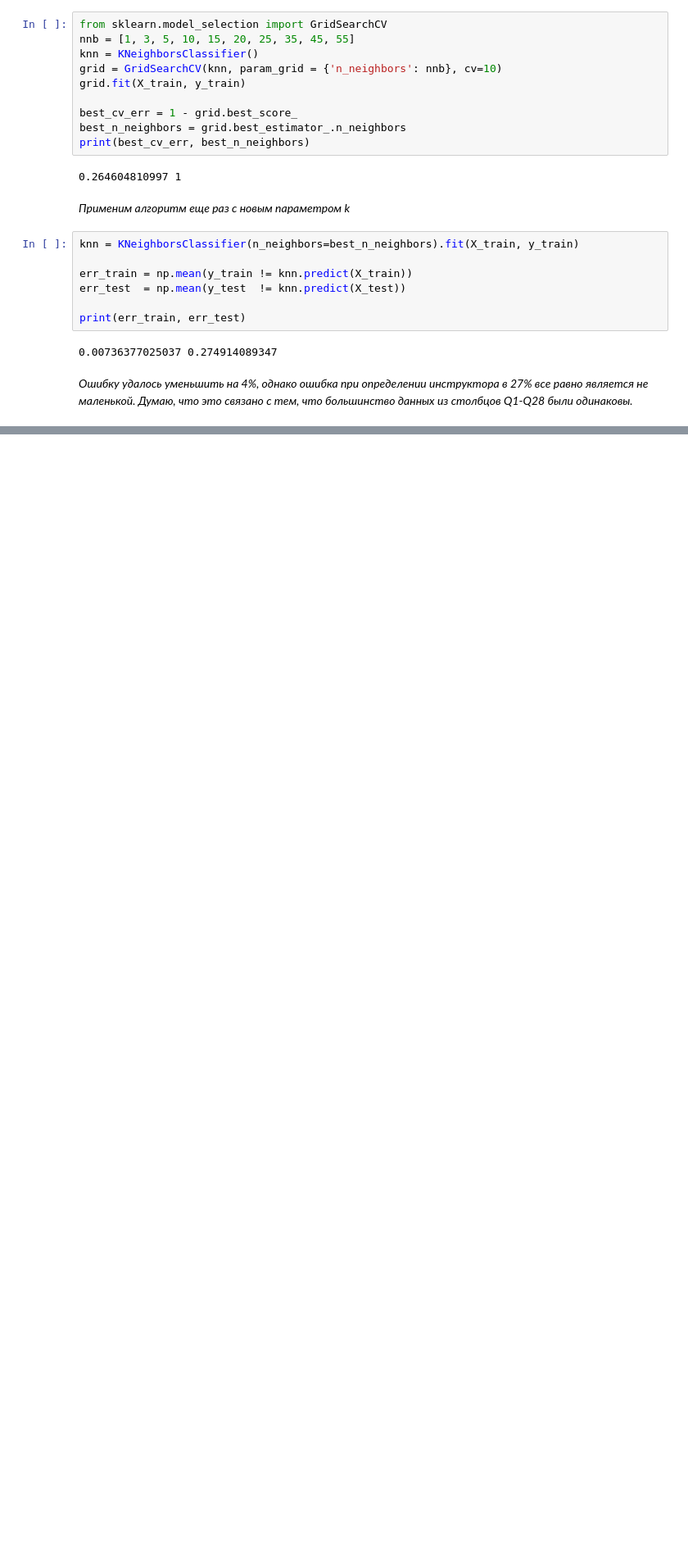
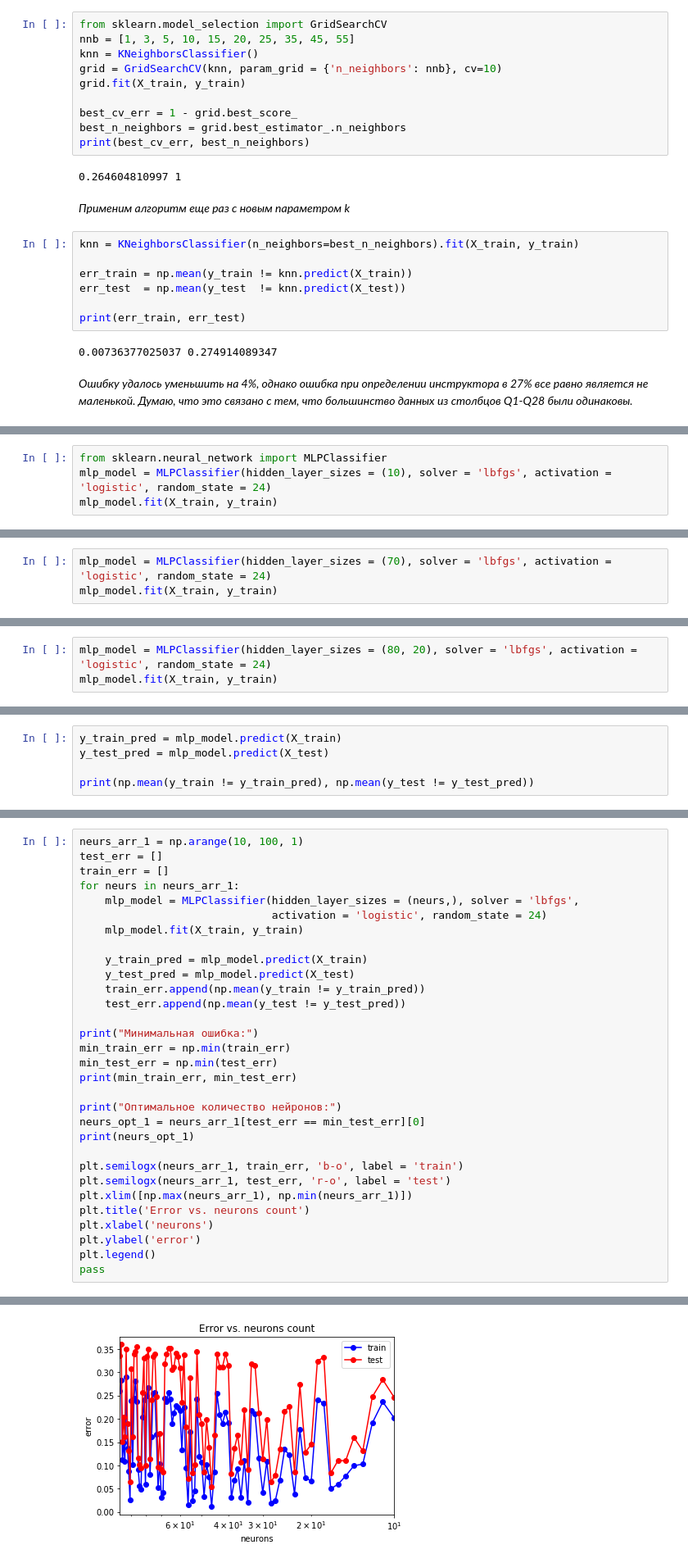
Before and after one commit to ochekodaev/ML_Homework, a Jupyter notebook: ML_H1_Chekodaev.ipynb, the cells around one changed output, grey strips where cells are left out. Shown at 82% size. Cells and saved outputs as stored; diff of their text form; blank space fills up the shorter version.

Commit message:
neural_network
neural_network

```diff
--- a/ML_H1_Chekodaev.ipynb
+++ b/ML_H1_Chekodaev.ipynb
@@ -570,0 +581,4 @@ _Ошибку удалось уменьшить на 4%, однако ошибк
+# %%
+from sklearn.neural_network import MLPClassifier
+mlp_model = MLPClassifier(hidden_layer_sizes = (10), solver = 'lbfgs', activation = 'logistic', random_state = 24)
+mlp_model.fit(X_train, y_train)
@@ -570,0 +604,3 @@ _Ошибку удалось уменьшить на 4%, однако ошибк
+# %%
+mlp_model = MLPClassifier(hidden_layer_sizes = (70), solver = 'lbfgs', activation = 'logistic', random_state = 24)
+mlp_model.fit(X_train, y_train)
@@ -570,0 +624,3 @@ _Ошибку удалось уменьшить на 4%, однако ошибк
+# %%
+mlp_model = MLPClassifier(hidden_layer_sizes = (80, 20), solver = 'lbfgs', activation = 'logistic', random_state = 24)
+mlp_model.fit(X_train, y_train)
@@ -570,0 +635,5 @@ _Ошибку удалось уменьшить на 4%, однако ошибк
+# %%
+y_train_pred = mlp_model.predict(X_train)
+y_test_pred = mlp_model.predict(X_test)
+
+print(np.mean(y_train != y_train_pred), np.mean(y_test != y_test_pred))
@@ -570,0 +650,32 @@ _Ошибку удалось уменьшить на 4%, однако ошибк
+# %%
+neurs_arr_1 = np.arange(10, 100, 1)
+test_err = []
+train_err = []
+for neurs in neurs_arr_1:
+    mlp_model = MLPClassifier(hidden_layer_sizes = (neurs,), solver = 'lbfgs',
+                              activation = 'logistic', random_state = 24)
+    mlp_model.fit(X_train, y_train)
+
+    y_train_pred = mlp_model.predict(X_train)
+    y_test_pred = mlp_model.predict(X_test)
+    train_err.append(np.mean(y_train != y_train_pred))
+    test_err.append(np.mean(y_test != y_test_pred))
+
+print("Минимальная ошибка:")
+min_train_err = np.min(train_err)
+min_test_err = np.min(test_err)
+print(min_train_err, min_test_err)
+
+print("Оптимальное количество нейронов:")
+neurs_opt_1 = neurs_arr_1[test_err == min_test_err][0]
+print(neurs_opt_1)
+
+plt.semilogx(neurs_arr_1, train_err, 'b-o', label = 'train')
+plt.semilogx(neurs_arr_1, test_err, 'r-o', label = 'test')
+plt.xlim([np.max(neurs_arr_1), np.min(neurs_arr_1)])
+plt.title('Error vs. neurons count')
+plt.xlabel('neurons')
+plt.ylabel('error')
+plt.legend()
+pass
+# %% [output]
@@ -570,0 +686 @@ _Ошибку удалось уменьшить на 4%, однако ошибк
+[figure, added]
```
Also changed, not shown: parts of 27 cells of this notebook.
